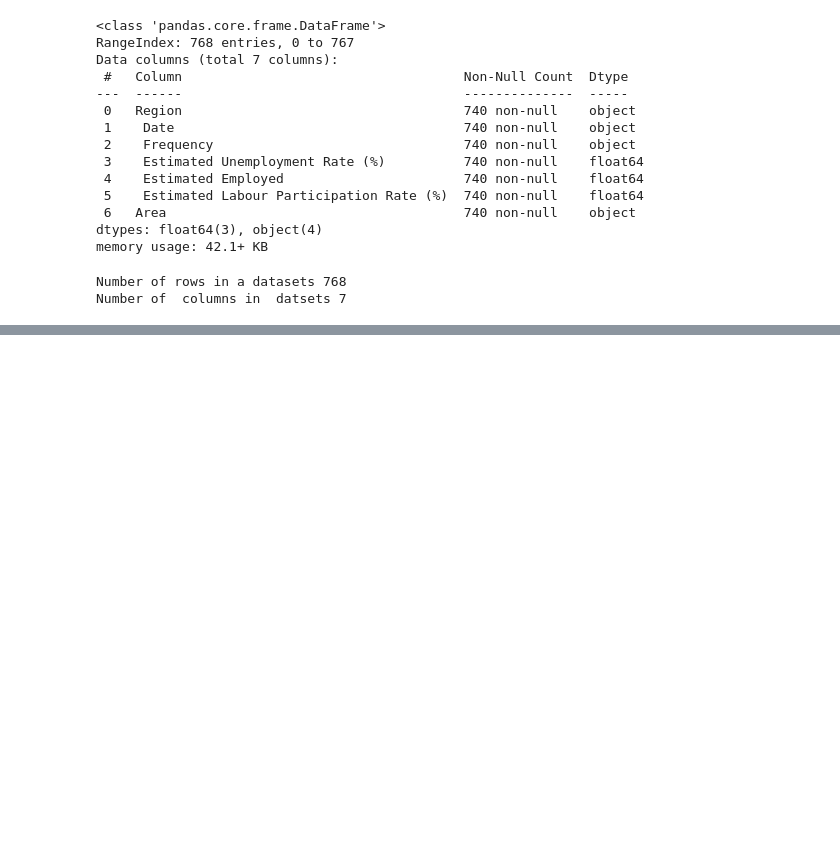
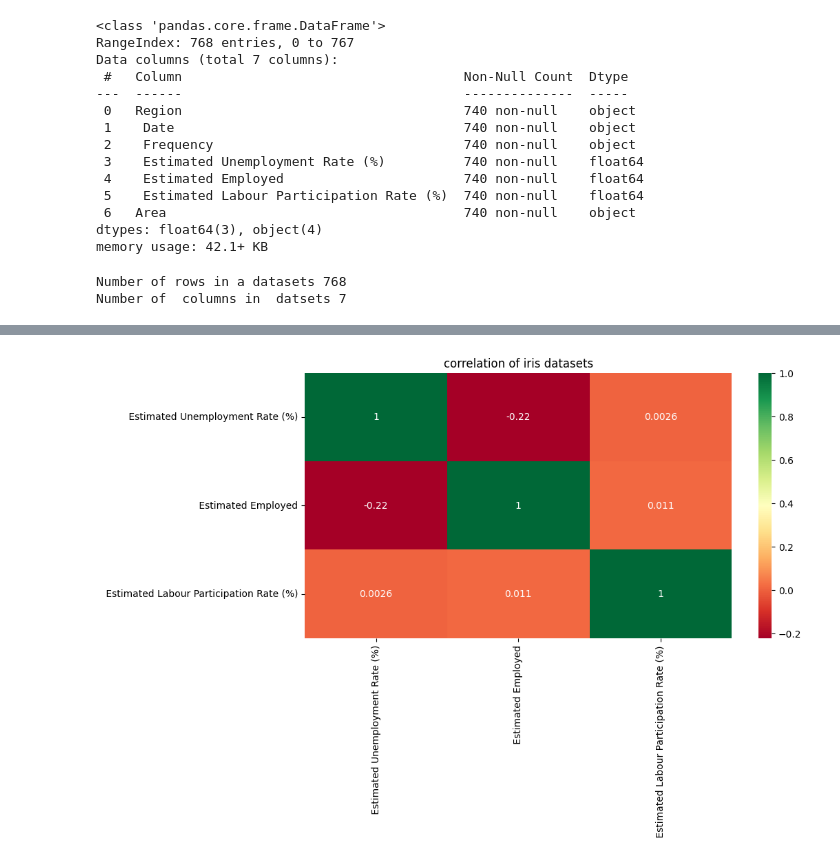
Before and after one commit to shivaprajapati34390-netizen/ML-project, a Jupyter notebook: unemployment_analysis_2026.ipynb, the cells around one changed output, grey strips where cells are left out. Cells and saved outputs as stored; diff of their text form; code cells hidden in the pictures; blank space fills up the shorter version.

```diff
--- a/unemployment_analysis_2026.ipynb
+++ b/unemployment_analysis_2026.ipynb
@@ -73,0 +164,14 @@ Number of  columns in  datsets 7
+# %%
+# check the numerical values
+numerical_columns=df.select_dtypes(include=['number'])
+
+# compute correlation matrix
+correlation_matrix=numerical_columns.corr()
+# %%
+# plot the correlation
+plt.figure(figsize=(10,5))
+sns.heatmap(correlation_matrix,annot=True,cmap='RdYlGn')
+plt.title('correlation of iris datasets')
+plt.show()
+# %% [output]
+[figure, added]
```
Also changed, not shown: parts of 34 cells of this notebook.
